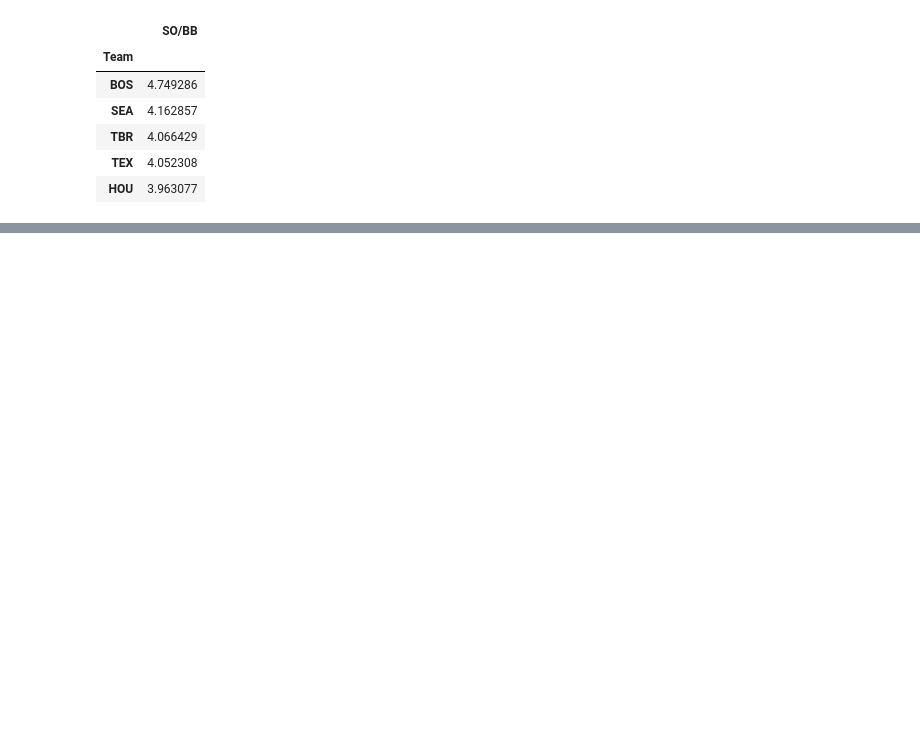
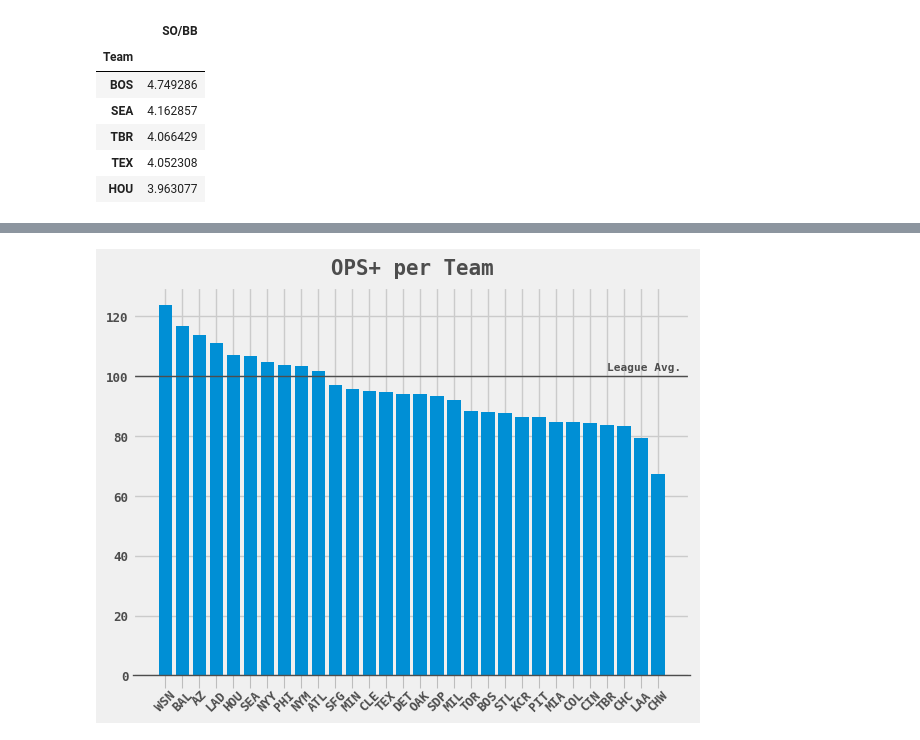
Before and after one commit to unbenounced/mlb_payroll, a Jupyter notebook: mlb_overview.ipynb, the cells around one changed output, grey strips where cells are left out. Saved outputs shown, nothing was run; the diff lists cells and outputs as text; code cells hidden in the pictures; blank space fills up the shorter version.

```diff
--- a/mlb_overview.ipynb
+++ b/mlb_overview.ipynb
@@ -263,0 +276,4 @@ ax.spines['bottom'].set_linewidth(1)
+# %%
+# OPS+ Trends
+ops_plus = batters.groupby('Team')[['OPS+']].mean().sort_values('OPS+', ascending=False)
+ops_plus.head()
@@ -263,0 +288,24 @@ ax.spines['bottom'].set_linewidth(1)
+# %%
+# OPS+ Trends Graphed
+fig, ax = plt.subplots()
+
+ax.bar(ops_plus.index, ops_plus['OPS+'])
+
+ax.set_title('OPS+ per Team', fontsize=15, fontweight='bold', color='#4d4d4d', y=1.01)
+
+ax.tick_params(axis='x', length=9, color='#bdbdbd', pad=0)
+plt.xticks(rotation=45, fontsize=9, color='#4d4d4d', fontweight='bold')
+
+plt.xticks(fontsize=9, color='#4d4d4d', fontweight='semibold')
+plt.yticks(fontsize=9, color='#4d4d4d', fontweight='semibold')
+
+ax.spines['bottom'].set_color('#4d4d4d')
+ax.spines['bottom'].set_linewidth(1)
+
+# Horizontal Reference line - League average
+ax.axhline(y=100, color='#4d4d4d', linewidth=1)
+ax.text(26, 100 + 2, 'League Avg.', color='#4d4d4d', fontsize=8, fontweight='bold')
+
+plt.show()
+# %% [output]
+[figure, added]
```
Also changed, not shown: parts of 9 cells of this notebook.
